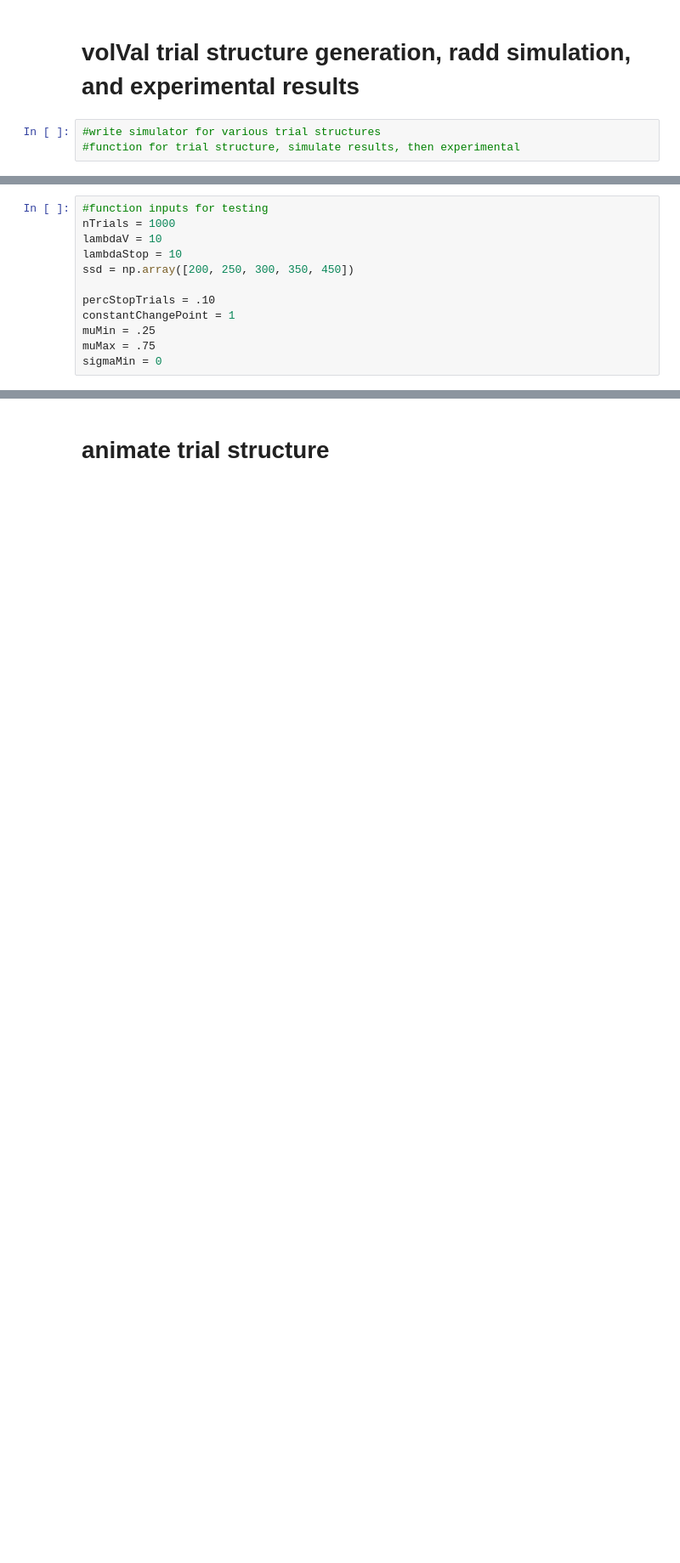
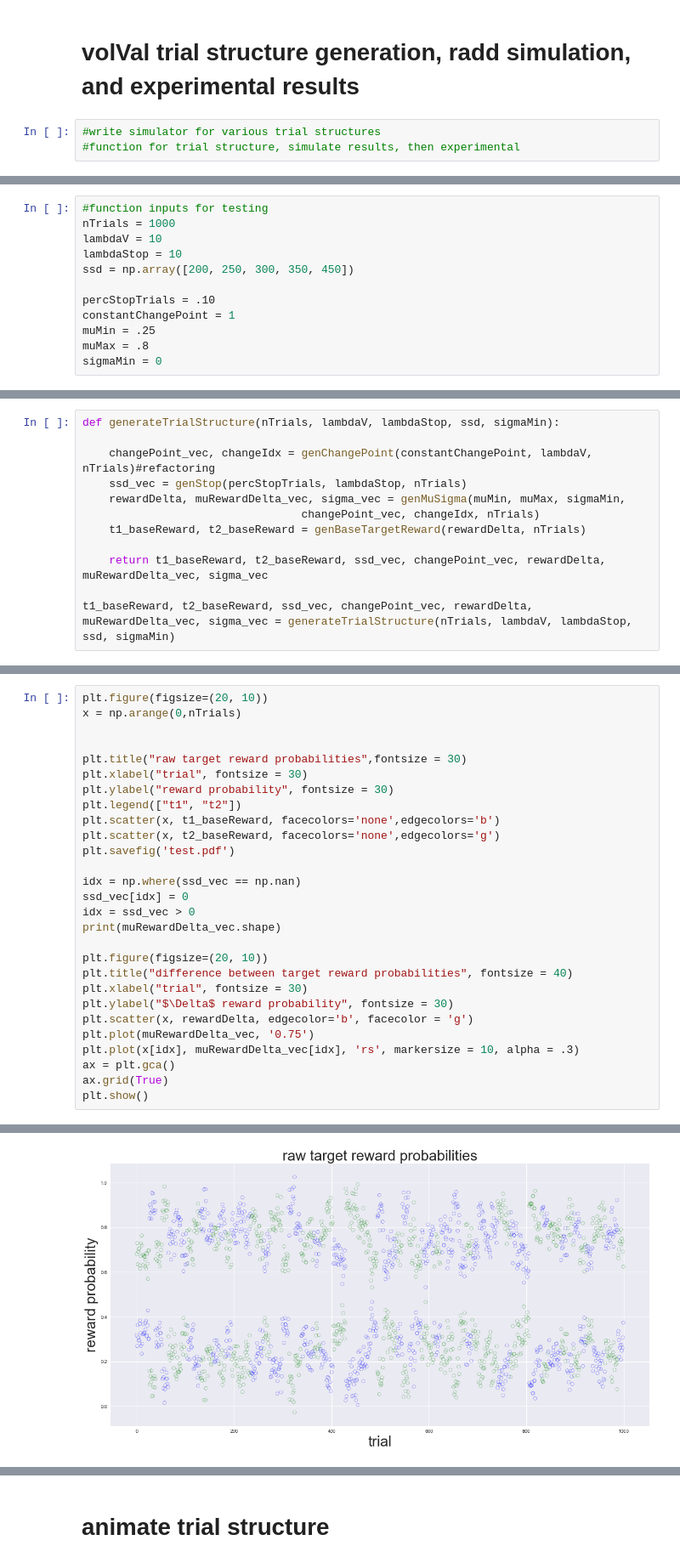
Before and after one commit to kalexandriabond/loki_0, a Jupyter notebook: simulateTrialStructure.ipynb, the cells around one changed output, grey strips where cells are left out. Shown: that part at 85% size. Saved outputs shown, nothing was run; the diff lists cells and outputs as text; blank space fills up the shorter version.

Commit message:
added static plots & refined functions

```diff
--- a/simulateTrialStructure.ipynb
+++ b/simulateTrialStructure.ipynb
@@ -22,5 +148,5 @@ ssd = np.array([200, 250, 300, 350, 450])
 percStopTrials = .10
 constantChangePoint = 1
 muMin = .25
-muMax = .75
+muMax = .8
 sigmaMin = 0
@@ -166,0 +153,12 @@ def genBaseTargetReward(rewardDelta, nTrials):
+# %%
+def generateTrialStructure(nTrials, lambdaV, lambdaStop, ssd, sigmaMin):
+
+    changePoint_vec, changeIdx = genChangePoint(constantChangePoint, lambdaV, nTrials)#refactoring
+    ssd_vec = genStop(percStopTrials, lambdaStop, nTrials)
+    rewardDelta, muRewardDelta_vec, sigma_vec = genMuSigma(muMin, muMax, sigmaMin,
+                                 changePoint_vec, changeIdx, nTrials)
+    t1_baseReward, t2_baseReward = genBaseTargetReward(rewardDelta, nTrials)
+
+    return t1_baseReward, t2_baseReward, ssd_vec, changePoint_vec, rewardDelta, muRewardDelta_vec, sigma_vec
+
+t1_baseReward, t2_baseReward, ssd_vec, changePoint_vec, rewardDelta, muRewardDelta_vec, sigma_vec = generateTrialStructure(nTrials, lambdaV, lambdaStop, ssd, sigmaMin)
@@ -166,0 +180,29 @@ def genBaseTargetReward(rewardDelta, nTrials):
+# %%
+plt.figure(figsize=(20, 10))
+x = np.arange(0,nTrials)
+
+
+plt.title("raw target reward probabilities",fontsize = 30)
+plt.xlabel("trial", fontsize = 30)
+plt.ylabel("reward probability", fontsize = 30)
+plt.legend(["t1", "t2"])
+plt.scatter(x, t1_baseReward, facecolors='none',edgecolors='b')
+plt.scatter(x, t2_baseReward, facecolors='none',edgecolors='g')
+plt.savefig('test.pdf')
+
+idx = np.where(ssd_vec == np.nan)
+ssd_vec[idx] = 0
+idx = ssd_vec > 0
+print(muRewardDelta_vec.shape)
+
+plt.figure(figsize=(20, 10))
+plt.title("difference between target reward probabilities", fontsize = 40)
+plt.xlabel("trial", fontsize = 30)
+plt.ylabel("$\Delta$ reward probability", fontsize = 30)
+plt.scatter(x, rewardDelta, edgecolor='b', facecolor = 'g')
+plt.plot(muRewardDelta_vec, '0.75')
+plt.plot(x[idx], muRewardDelta_vec[idx], 'rs', markersize = 10, alpha = .3)
+ax = plt.gca()
+ax.grid(True)
+plt.show()
+# %% [output]
@@ -166,0 +210 @@ def genBaseTargetReward(rewardDelta, nTrials):
+[figure, added]
```
Also changed, not shown: parts of 24 cells of this notebook.
